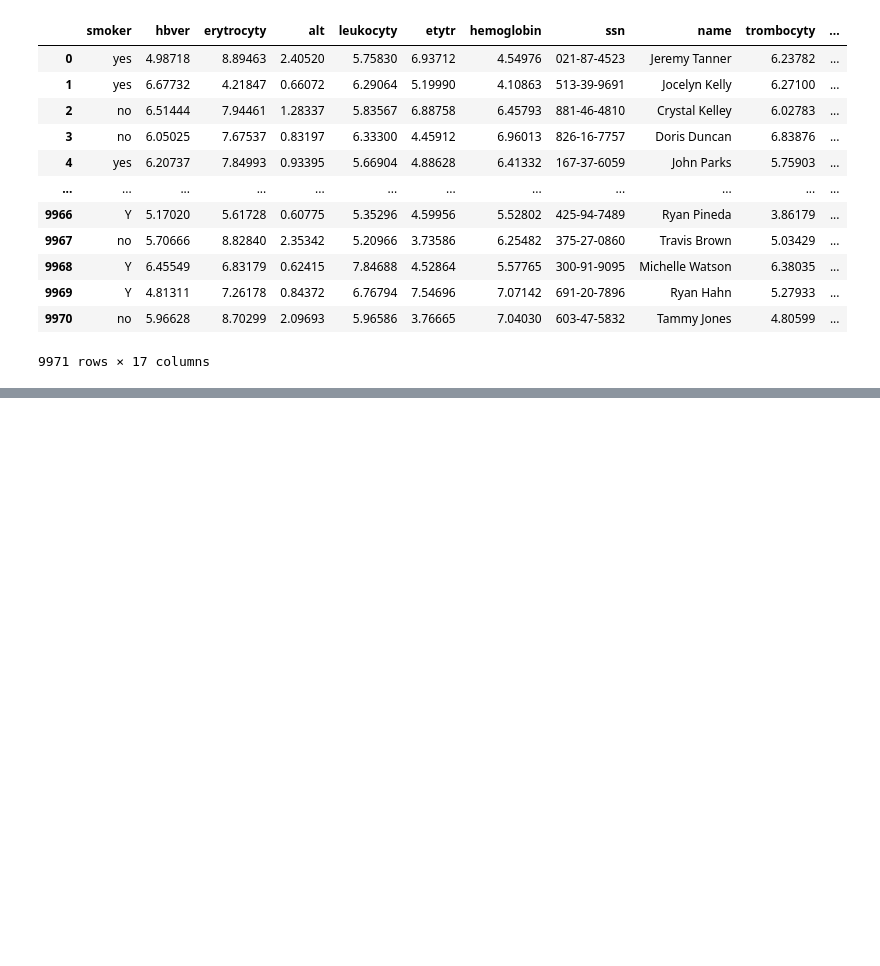
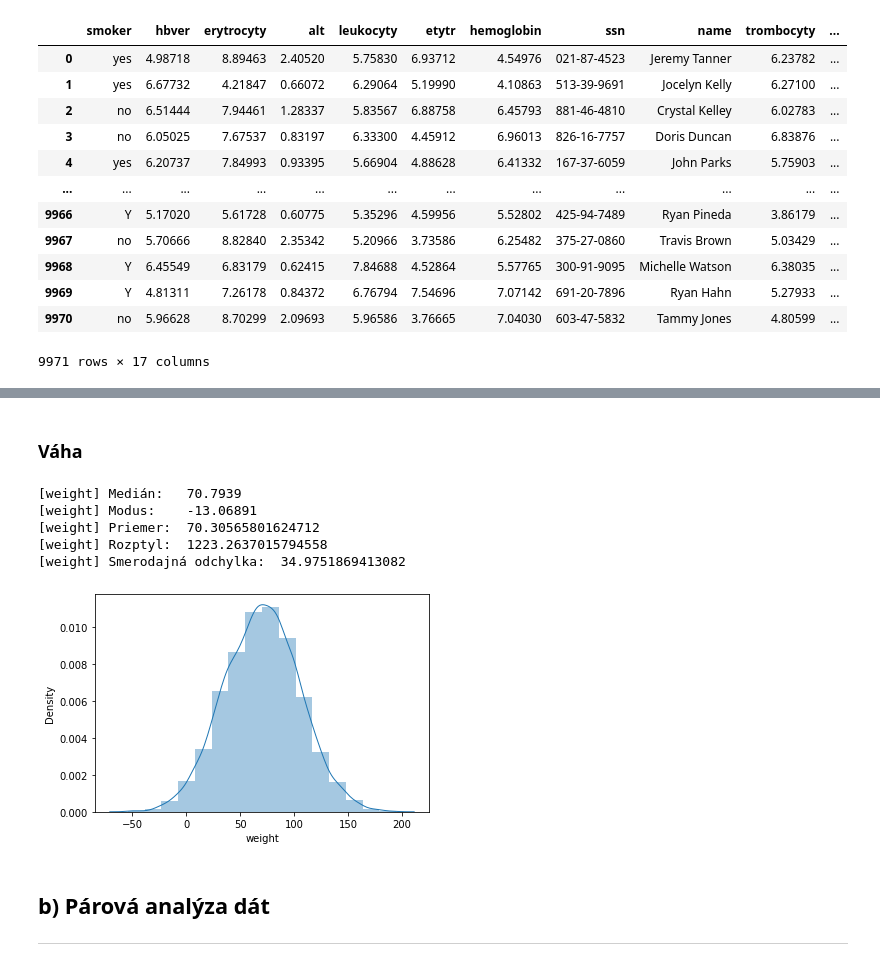
Before and after one commit to MarkoStahovec/IAU-Stahovec-Viest, a Jupyter notebook: main.ipynb, the cells around one changed output, grey strips where cells are left out. Cells and saved outputs as stored; diff of their text form; code cells hidden in the pictures; blank space fills up the shorter version.

```diff
--- a/main.ipynb
+++ b/main.ipynb
@@ -22,0 +171,20 @@ data
+# %% [markdown]
+### Váha
+# %%
+sns.distplot(data_labor["weight"], kde=True, kde_kws={"lw": 1}, bins=16)
+# sns.histplot(data=data_labor, x="weight", bins=24, kde=True)
+print(f"[weight] Medián:  ", data_labor["weight"].median())
+print(f"[weight] Modus:   ", data_labor.mode()["weight"][0])
+print(f"[weight] Priemer: ", data_labor["weight"].mean())
+print(f"[weight] Rozptyl: ", np.var(data_labor["weight"]))
+print(f"[weight] Smerodajná odchylka: ", np.std(data_labor["weight"]))
+# %% [output]
+[weight] Medián:   70.7939
+[weight] Modus:    -13.06891
+[weight] Priemer:  70.30565801624712
+[weight] Rozptyl:  1223.2637015794558
+[weight] Smerodajná odchylka:  34.9751869413082
+[figure, added]
+# %% [markdown]
+## b) Párová analýza dát
+-------------------------------------------------------
```
Also changed, not shown: parts of 19 cells of this notebook.
